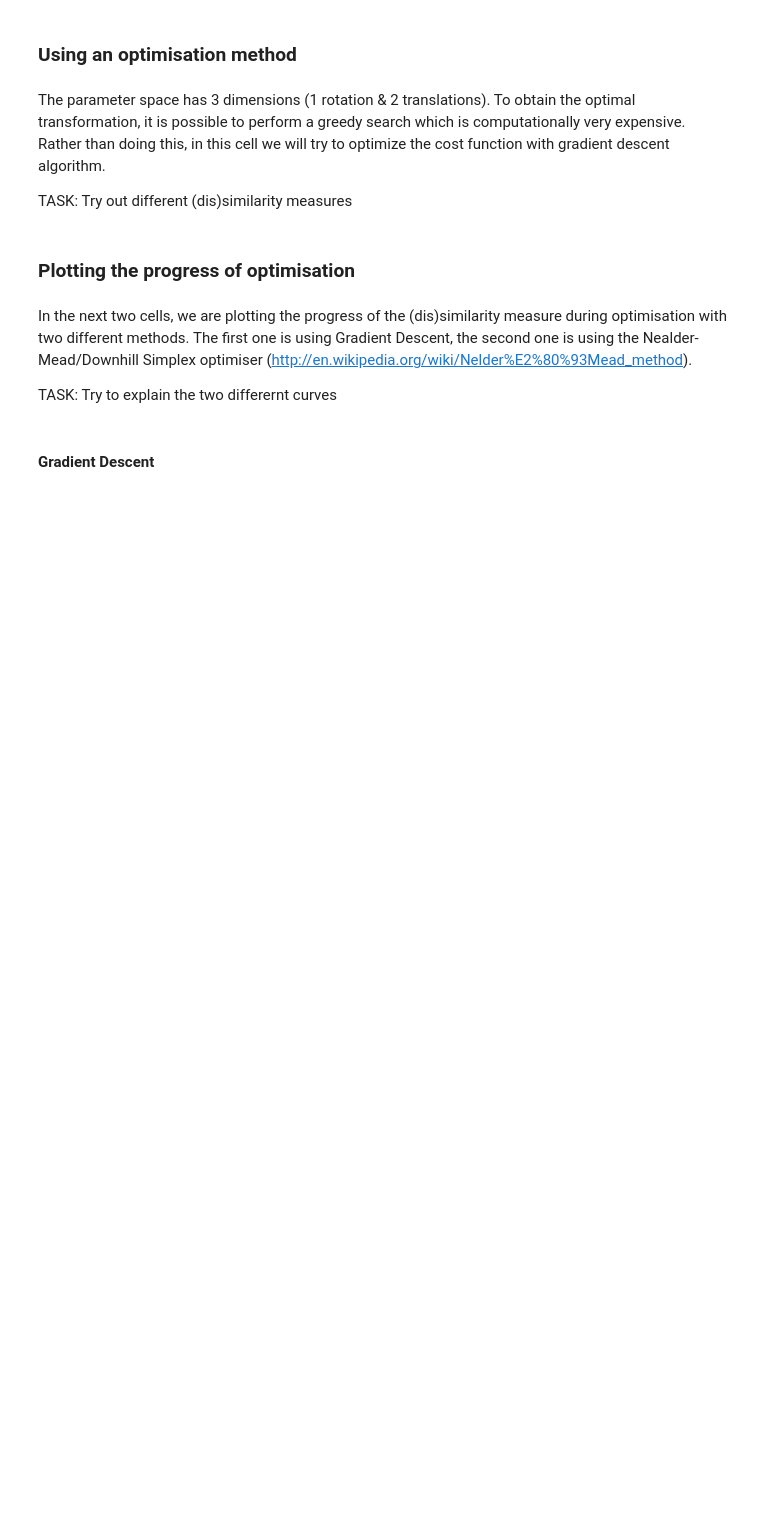
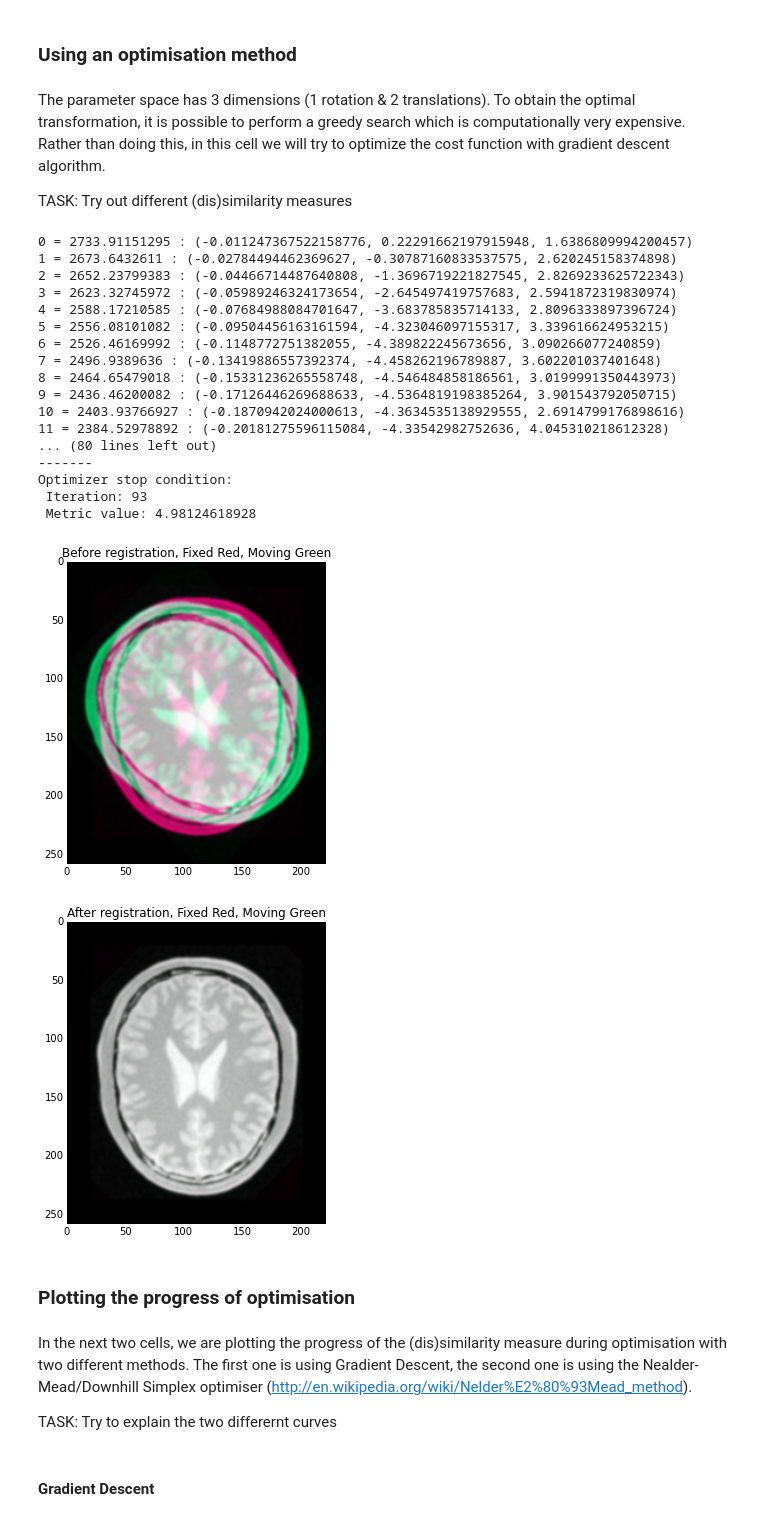
Before and after one commit to ozan-oktay/Medical-Image-Analysis-IPython-Tutorials, a Jupyter notebook: tutorial_2/basics_reg.ipynb, the cells around one changed output. Drawn from its saved outputs; the diff is of its cells as text; code cells hidden in the pictures; blank space fills up the shorter version.

```diff
--- a/tutorial_2/basics_reg.ipynb
+++ b/tutorial_2/basics_reg.ipynb
@@ -189,36 +210,58 @@ R.SetMetricAsMeanSquares()
 
 # CC
 #R.SetMetricAsNormalizedCorrelation(subtractMean=True)
 
 # NMI
 #R.SetMetricAsMattesMutualInformation(numberOfHistogramBins=50)
 
 
 R.SetOptimizerAsRegularStepGradientDescent(maxStep=2.0, minStep=.01, numberOfIterations=100 )
 R.SetOptimizerScales([100.0, 1.0, 1.0])
 R.SetTransform(sitk.Transform(fixed.GetDimension(), sitk.sitkEuler))
 R.SetInterpolator(sitk.sitkLinear)
 
 def command_iteration(method) :
-    print("{0} = {1} : {2}".format(method.GetOptimizerIteration(),method.GetMetricValue(),method.GetOptimizerPosition()));
-    sys.stdout.flush();
+    print("{0} = {1} : {2}".format( method.GetOptimizerIteration(),
+                                    method.GetMetricValue(),
+                                    method.GetOptimizerPosition() ) )
+    sys.stdout.flush()
 
 def command_end(R):
     print("-------")
     print("Optimizer stop condition: {0}".format(R.GetOptimizerStopConditionDescription()))
     print(" Iteration: {0}".format(R.GetOptimizerIteration()))
     print(" Metric value: {0}".format(R.GetMetricValue()))
-    sys.stdout.flush();
+    sys.stdout.flush()
 
 R.RemoveAllCommands()
 R.AddCommand( sitk.sitkIterationEvent, lambda: command_iteration(R) )
 R.AddCommand( sitk.sitkEndEvent, lambda: command_end(R) )
 
 t_output=R.Execute(fixed,moving)
 warped_image = warpmyimage(fixed,moving,t_output)
 
 cmyshow(fixed,moving,title="Before registration, Fixed Red, Moving Green", dpi = 50)
 cmyshow(fixed,warped_image, title="After registration, Fixed Red, Moving Green", dpi = 50)
+# %% [output]
+0 = 2733.91151295 : (-0.011247367522158776, 0.22291662197915948, 1.6386809994200457)
+1 = 2673.6432611 : (-0.02784494462369627, -0.30787160833537575, 2.620245158374898)
+2 = 2652.23799383 : (-0.04466714487640808, -1.3696719221827545, 2.8269233625722343)
+3 = 2623.32745972 : (-0.05989246324173654, -2.645497419757683, 2.5941872319830974)
+4 = 2588.17210585 : (-0.07684988084701647, -3.683785835714133, 2.8096333897396724)
+5 = 2556.08101082 : (-0.09504456163161594, -4.323046097155317, 3.339616624953215)
+6 = 2526.46169992 : (-0.1148772751382055, -4.389822245673656, 3.090266077240859)
+7 = 2496.9389636 : (-0.13419886557392374, -4.458262196789887, 3.602201037401648)
+8 = 2464.65479018 : (-0.15331236265558748, -4.546484858186561, 3.0199991350443973)
+9 = 2436.46200082 : (-0.17126446269688633, -4.5364819198385264, 3.901543792050715)
+10 = 2403.93766927 : (-0.1870942024000613, -4.3634535138929555, 2.6914799176898616)
+11 = 2384.52978892 : (-0.20181275596115084, -4.33542982752636, 4.045310218612328)
+... (80 lines left out)
+-------
+Optimizer stop condition:
+ Iteration: 93
+ Metric value: 4.98124618928
+[figure, added]
+[figure, added]
 # %% [markdown]
 ### Plotting the progress of optimisation
 # %% [markdown]
```
Also changed, not shown: parts of 8 cells of this notebook, 9 other files.
